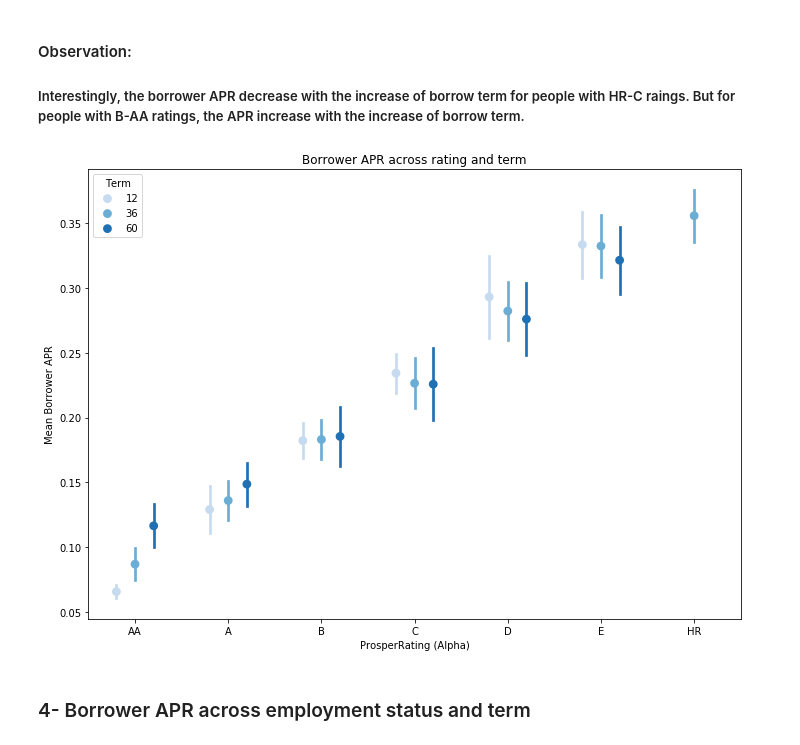
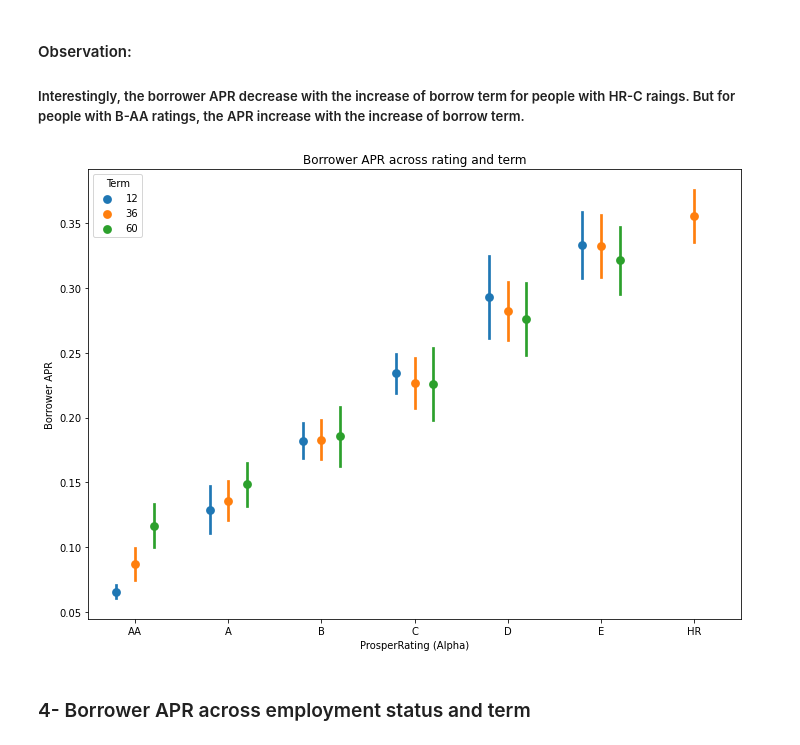
Before and after one commit to AshwagAlmsrohi/Communicate-Data-Findings, a Jupyter notebook: exploration-slide-deck.ipynb, the cells around one changed output. Saved outputs shown, nothing was run; the diff lists cells and outputs as text; code cells hidden in the pictures.

```diff
--- a/exploration-slide-deck.ipynb
+++ b/exploration-slide-deck.ipynb
@@ -925,12 +917,12 @@ plt.show()
 # %%
 plt.figure(figsize=[ 11.69, 8.27])
 ax = sb.pointplot(data = loans[features], x = 'ProsperRating (Alpha)', y = 'BorrowerAPR', hue = 'Term',
-           palette = 'Blues', linestyles = '', dodge = 0.4, ci='sd')
+          prop=fontP, linestyles = '', dodge = 0.4, ci='sd')
 plt.title('Borrower APR across rating and term')
 plt.ylabel('Borrower APR')
 ax.set_yticklabels([],minor = True);
 # %% [output]
-[figure, old version]
+[figure, new version]
 # %% [markdown]
 ### 4- Borrower APR across employment status and term
 # %% [markdown]
```
Also changed, not shown: parts of 34 cells of this notebook, 1 other file.
